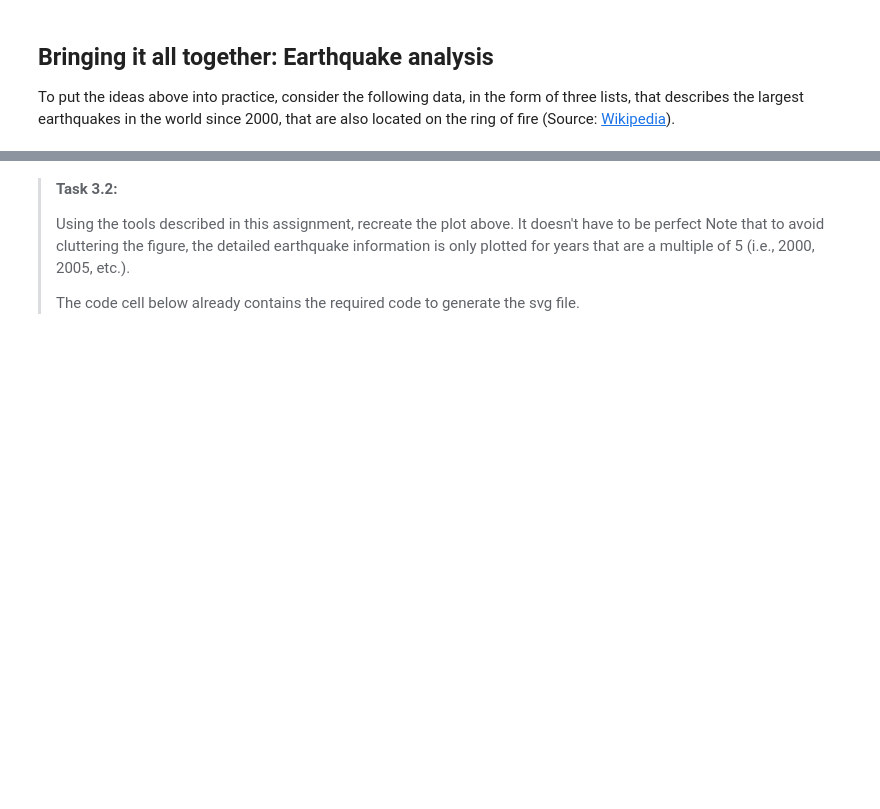
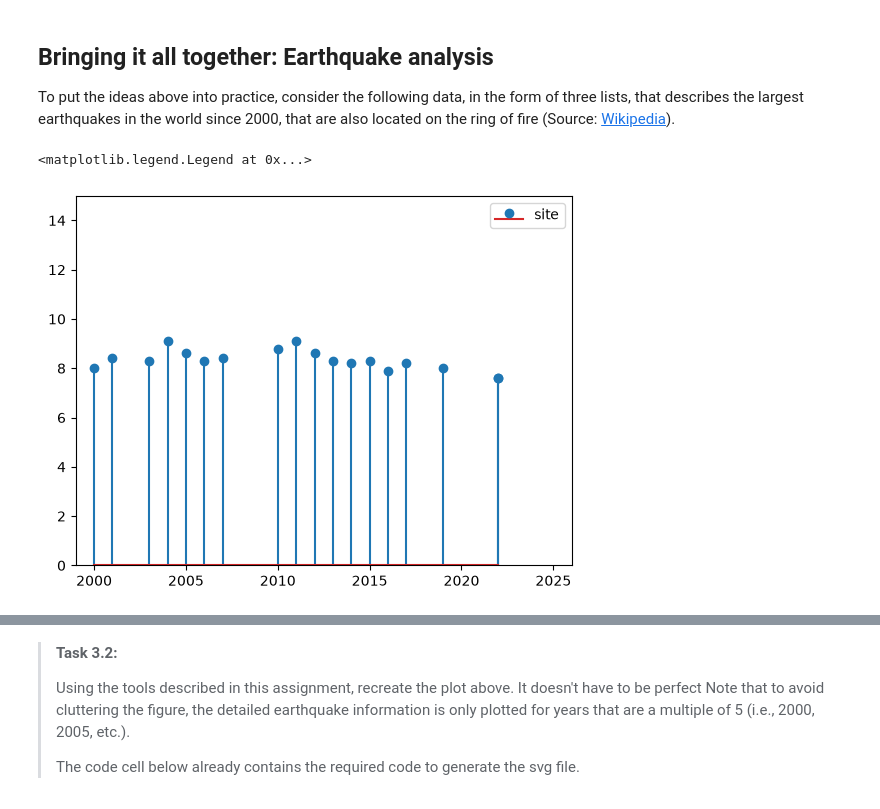
Before and after one commit to vy4syv4s/Week2.3, a Jupyter notebook: 3_stem_plots.ipynb, the cells around one changed output, grey strips where cells are left out. Drawn from its saved outputs; the diff is of its cells as text; code cells hidden in the pictures; blank space fills up the shorter version.

```diff
--- a/3_stem_plots.ipynb
+++ b/3_stem_plots.ipynb
@@ -22,33 +24,40 @@ To put the ideas above into practice, consider the following data, in the form o
 year = [2003, 2011, 2013,
         2006, 2022,
         2017, 2019, 2001, 2010, 2015,
         2014, 2022, 2016,
         2000, 2007, 2012, 2005, 2004]
 
 magn = [8.3, 9.1, 8.3,
         8.3, 7.6,
         8.2, 8.0, 8.4, 8.8, 8.3,
         8.2, 7.6, 7.9,
         8.0, 8.4, 8.6, 8.6, 9.1]
 
 site = ['Japan, Hokkaidō',
         'Japan, Honshu',
         'Russia, Sea of Okhotsk',
         'Russia, Kuril Islands',
         'Mexico, Michoacán',
         'Mexico, Chiapas',
         'Peru, Loreto',
         'Peru, Arequipa',
         'Chile, Concepción',
         'Chile, Coquimbo',
         'Chile, Iquique',
         'Papua New Guinea, Morobe',
         'Papua New Guinea, New Ireland',
         'Papua New Guinea',
         'Indonesia, Sumatra',
         'Indonesia, Indian Ocean',
         'Indonesia, Simeulue',
         'Indonesia, Sumatra']
+plt.stem(year, magn, label = "site");
+plt.ylim(0,15)
+plt.xlim(1999,2026)
+plt.legend()
+# %% [output]
+<matplotlib.legend.Legend at 0x...>
+[figure, added]
 # %% [markdown]
 We can visualize the data in the following figure. Can you find an easy way to recreate this plot?
 
```
Also changed, not shown: parts of 3 cells of this notebook, 2 other files.
